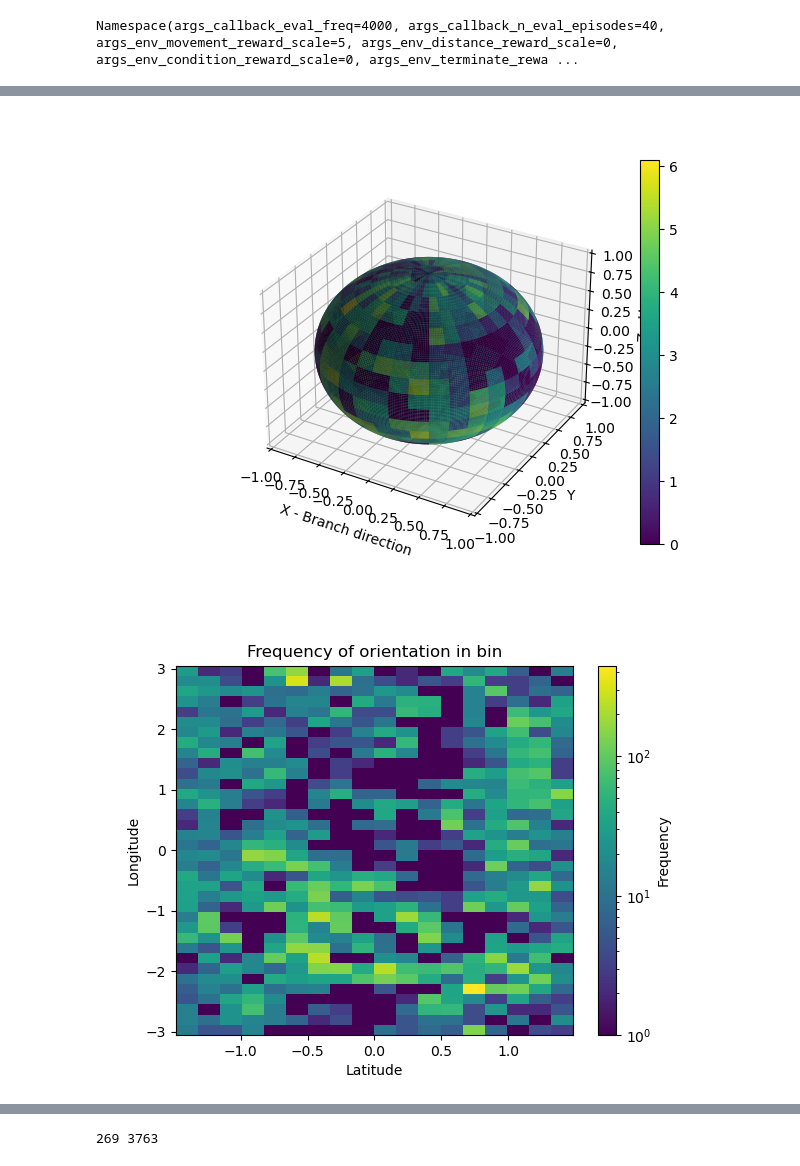
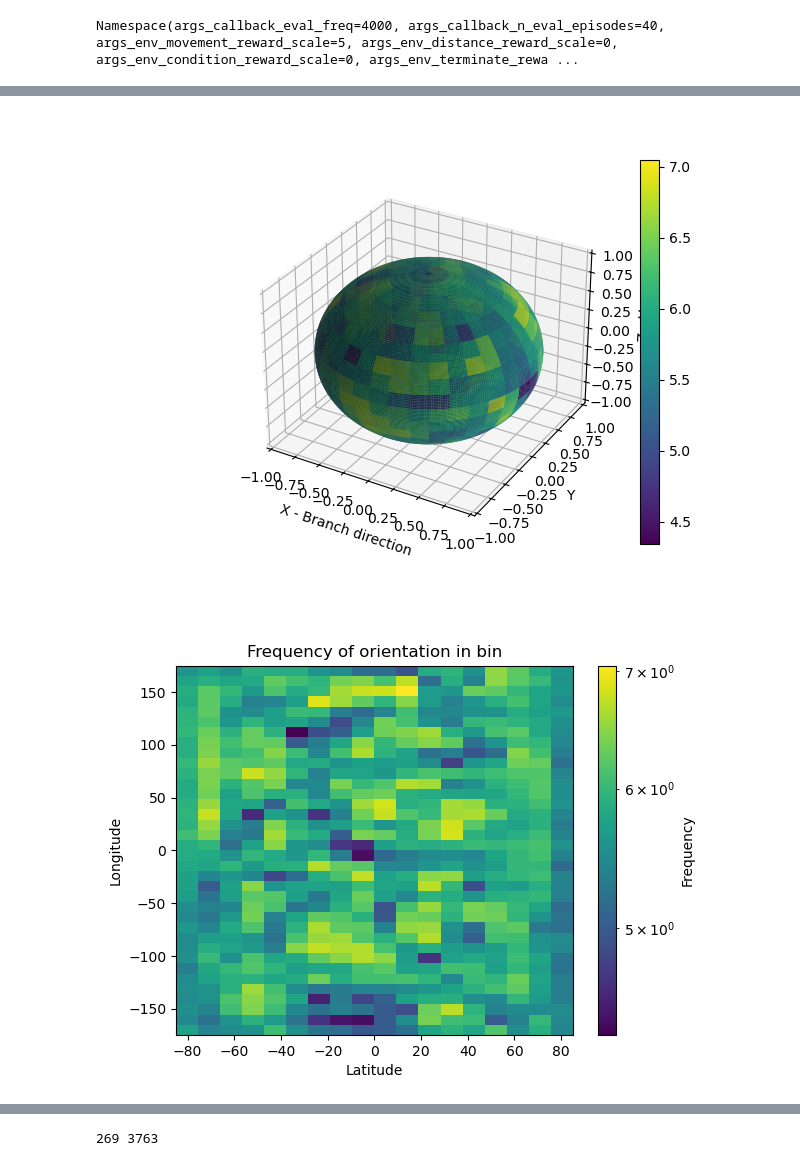
Before and after one commit to abhinavj98/pruning_sb3, a Jupyter notebook: testfiles/visualizations.ipynb, the cells around one changed output, grey strips where cells are left out. Cells and saved outputs as stored; diff of their text form; code cells hidden in the pictures.

```diff
--- a/testfiles/visualizations.ipynb
+++ b/testfiles/visualizations.ipynb
@@ -280,15 +227,14 @@ reachable_points = [np.array(i[1])/(np.linalg.norm(np.array(i[1]))+1e-5) for i i
 num_latitude_bins = 18  # 90 degrees / 10 degrees per bin = 9 bins
 num_longitude_bins = 36  # 360 degrees / 10 degrees per bin = 36 bins
 bins = create_bins(num_latitude_bins, num_longitude_bins)
-
-bin_assignments_orientation = populate_bins(orientations, bins)
-visualize_sphere(bins, bin_assignments_orientation, orientations)
+bin_assignments_orientation = populate_bins(reachable_points, bins)
+visualize_sphere(bins)
 # %% [output]
-[figure, old version]
+[figure, new version]
 # %%
-visualize_2d(bins, bin_assignments_orientation)
+visualize_2d(bins)
 # %% [output]
-[figure, old version]
+[figure, new version]
 # %%
 num_latitude_bins = 18  # 90 degrees / 10 degrees per bin = 9 bins
 num_longitude_bins = 36  # 360 degrees / 10 degrees per bin = 36 bins
```
Also changed, not shown: parts of 4 cells of this notebook.
